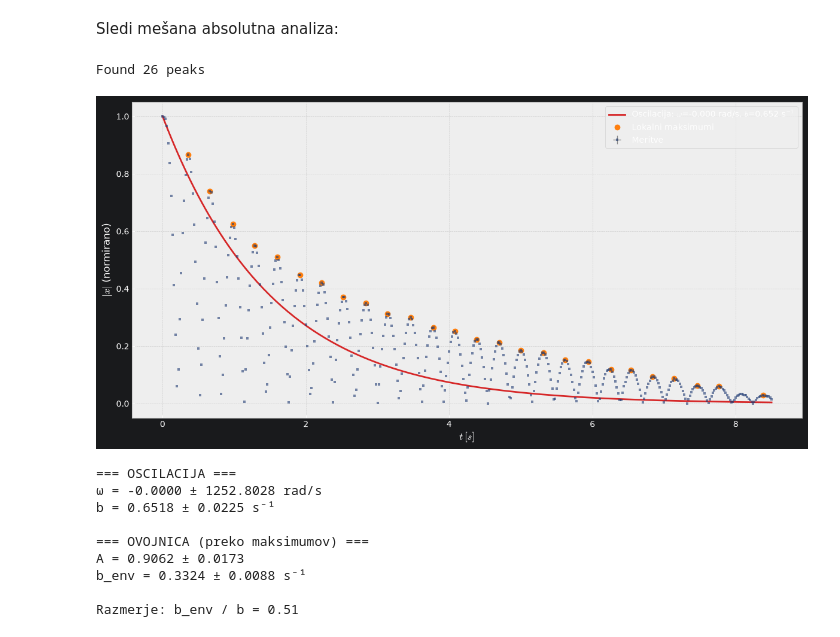
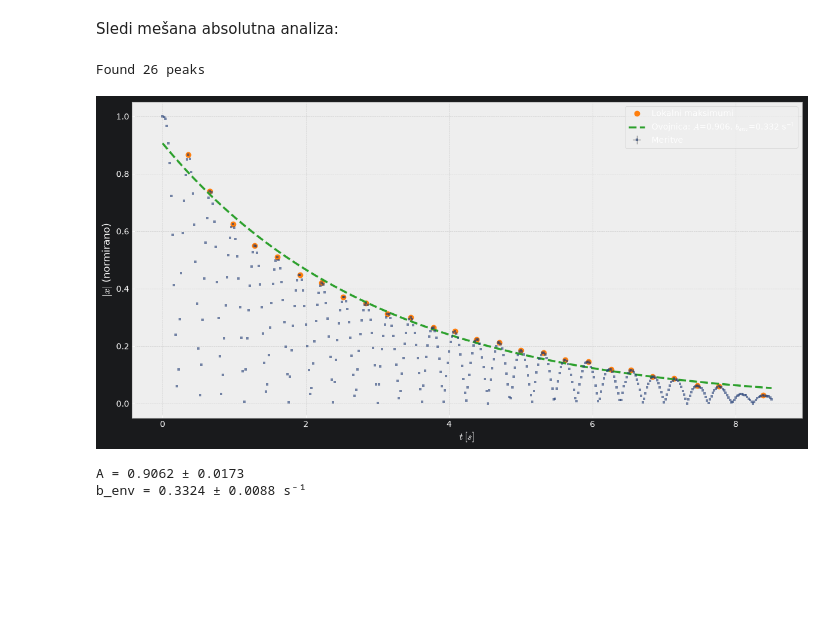
Before and after one commit to tajsobot/FizikalniEksperimenti, a Jupyter notebook: Eksperimenti_3/6/vaja.ipynb, the cells around one changed output. Cells and saved outputs as stored; diff of their text form; code cells hidden in the pictures; blank space fills up the shorter version.

```diff
--- a/Eksperimenti_3/6/vaja.ipynb
+++ b/Eksperimenti_3/6/vaja.ipynb
@@ -238,7 +238,7 @@ mask = x >= pre_cutoff
 x = x[mask] - pre_cutoff
 y = y[mask]
 
-cutoff = 8.5  #daj 8 za vse
+cutoff = 8.5 # 8.5
 mask = x <= cutoff
 x = x[mask]
 y = y[mask]
@@ -283,54 +283,40 @@ plt.errorbar(
     ecolor='#444444',
     elinewidth=1,
     capsize=2,
     capthick=1,
     markeredgewidth=0,
     linestyle='none',
     label='Meritve',
     alpha=0.6
 )
 
-# Fitted oscillation
-x_fit = np.linspace(min(x), max(x), 200)
-y_fit = f(x_fit, omega, decay)
-plt.plot(x_fit, y_fit,
-         label=f'Oscilacija: $\omega$={omega:.3f} rad/s, $b$={decay:.3f} s$^{{-1}}$',
-         linewidth=2,
-         color='#d62728')
 
 # Peaks (local maxima)
 plt.plot(x_peaks, y_peaks, 'o',
          markersize=6,
          color='#ff7f0e',
          label='Lokalni maksimumi',
          linestyle='none')
 
+# Envelope fit through peaks
+y_env = envelope(x_fit, A, decay_env)
+plt.plot(x_fit, y_env,
+         label=f'Ovojnica: $A$={A:.3f}, $b_{{env}}$={decay_env:.3f} s$^{{-1}}$',
+         linewidth=2.5,
+         color='#2ca02c',
+         linestyle='--')
 
 plt.legend(fontsize=10)
 plt.xlabel(r"$t\,[s]$")
 plt.ylabel(r"$|x|$ (normirano)")
 plt.tight_layout()
 plt.savefig("graf_z_ovojnico.png", dpi=300, bbox_inches='tight')
 plt.show()
 
-print(f"\n=== OSCILACIJA ===")
-print(f"ω = {omega:.4f} ± {errors[0]:.4f} rad/s")
-print(f"b = {decay:.4f} ± {errors[1]:.4f} s⁻¹")
-
-print(f"\n=== OVOJNICA (preko maksimumov) ===")
 print(f"A = {A:.4f} ± {errors_env[0]:.4f}")
 print(f"b_env = {decay_env:.4f} ± {errors_env[1]:.4f} s⁻¹")
-
-print(f"\nRazmerje: b_env / b = {decay_env / decay:.2f}")
 # %% [output]
 Found 26 peaks
-[figure, old version]
+[figure, new version]
-=== OSCILACIJA ===
-ω = -0.0000 ± 1252.8028 rad/s
-b = 0.6518 ± 0.0225 s⁻¹
-
-=== OVOJNICA (preko maksimumov) ===
 A = 0.9062 ± 0.0173
 b_env = 0.3324 ± 0.0088 s⁻¹
-
-Razmerje: b_env / b = 0.51
```
Also changed, not shown: parts of 1 cell of this notebook, 1 other file.
